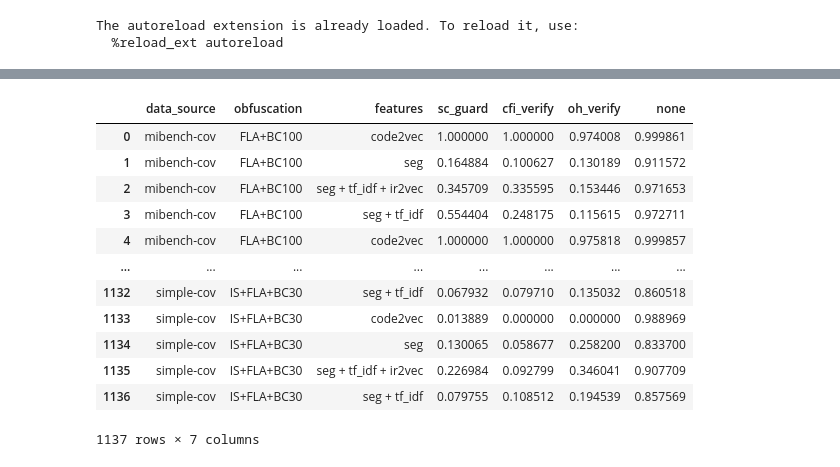
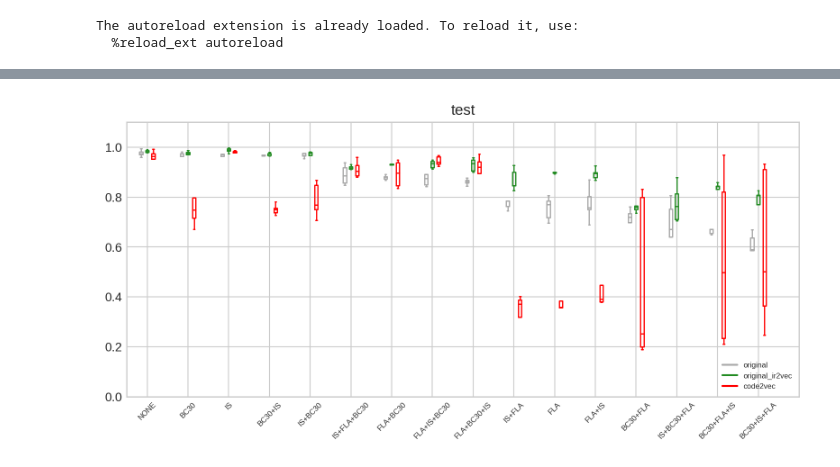
Before and after one commit to tum-i4/sipvsml, a Jupyter notebook: sip_vs_pipeline/evaluation/generate_plots.ipynb, the cells around one changed output, grey strips where cells are left out. Drawn from its saved outputs; the diff is of its cells as text; code cells hidden in the pictures.

```diff
--- a/sip_vs_pipeline/evaluation/generate_plots.ipynb
+++ b/sip_vs_pipeline/evaluation/generate_plots.ipynb
@@ -180,38 +160,24 @@ def draw_plot(data_labels, data_values, plot_names, title, file_name):
 # %%
 def median(nums):
     return sorted(nums)[len(nums)//2]
-# %%
-df
-# %% [output]
-|  | data_source | obfuscation | features | sc_guard | cfi_verify | oh_verify | none |
-| 0 | mibench-cov | FLA+BC100 | code2vec | 1.000000 | 1.000000 | 0.974008 | 0.999861 |
-| 1 | mibench-cov | FLA+BC100 | seg | 0.164884 | 0.100627 | 0.130189 | 0.911572 |
-| 2 | mibench-cov | FLA+BC100 | seg + tf_idf + ir2vec | 0.345709 | 0.335595 | 0.153446 | 0.971653 |
-| 3 | mibench-cov | FLA+BC100 | seg + tf_idf | 0.554404 | 0.248175 | 0.115615 | 0.972711 |
-| 4 | mibench-cov | FLA+BC100 | code2vec | 1.000000 | 1.000000 | 0.975818 | 0.999857 |
-| ... | ... | ... | ... | ... | ... | ... | ... |
-| 1132 | simple-cov | IS+FLA+BC30 | seg + tf_idf | 0.067932 | 0.079710 | 0.135032 | 0.860518 |
-| 1133 | simple-cov | IS+FLA+BC30 | code2vec | 0.013889 | 0.000000 | 0.000000 | 0.988969 |
-| 1134 | simple-cov | IS+FLA+BC30 | seg | 0.130065 | 0.058677 | 0.258200 | 0.833700 |
-| 1135 | simple-cov | IS+FLA+BC30 | seg + tf_idf + ir2vec | 0.226984 | 0.092799 | 0.346041 | 0.907709 |
-| 1136 | simple-cov | IS+FLA+BC30 | seg + tf_idf | 0.079755 | 0.108512 | 0.194539 | 0.857569 |
-1137 rows × 7 columns
 # %%
 plot_results = get_plot_results(df, 'simple-cov', 'none')
 
 
 data_labels = sorted(
     plot_results.keys(),
     key=lambda key: median(plot_results[key]['seg + tf_idf']),
     reverse=True
 )
 data_values_original = [plot_results[label]['seg + tf_idf'] for label in data_labels]
 data_values_with_ir2vec = [plot_results[label]['seg + tf_idf + ir2vec'] for label in data_labels]
 data_values_code2vec = [plot_results[label]['code2vec'] for label in data_labels]
 
 
 data_values = [data_values_original, data_values_with_ir2vec, data_values_code2vec]
-draw_plot(data_labels, data_values, ['original', 'original_ir2vec', 'code2vec'], 'asd', 'asasd')
+draw_plot(data_labels, data_values, ['original', 'original_ir2vec', 'code2vec'], 'test', 'asasd')
+# %% [output]
+[figure, added]
 # %%
 for protection in ['sc_guard', 'oh_verify', 'cfi_verify']:
     mibench_plot_results = get_plot_results(df, 'mibench-cov', protection)
```
Also changed, not shown: parts of 16 cells of this notebook, 1 other file.
